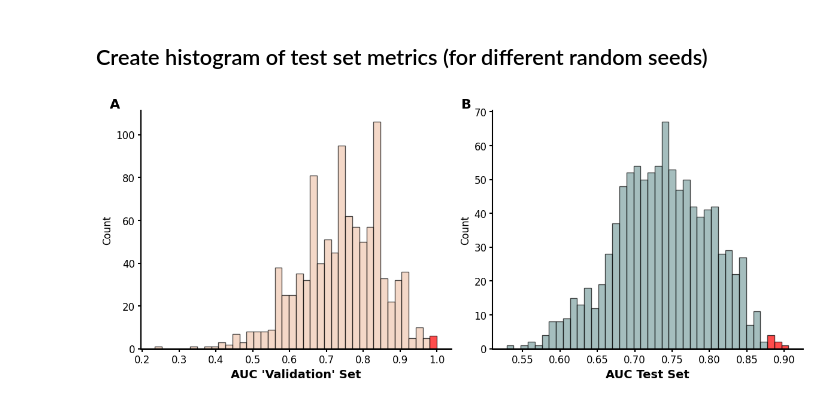
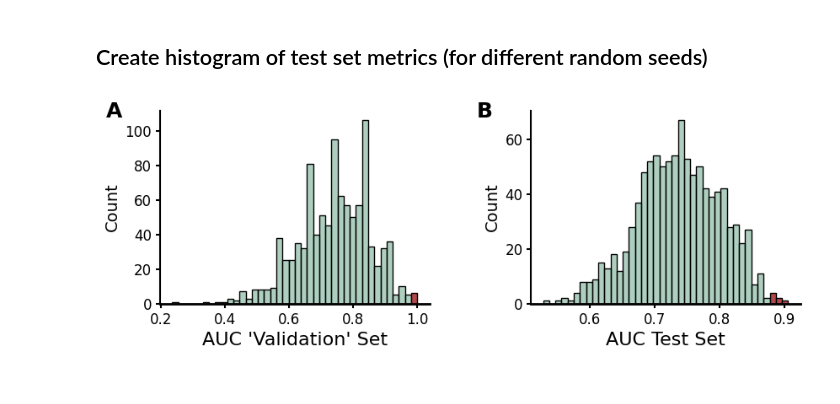
Before and after one commit to olegolt/PAF_reanalysis, a Jupyter notebook: reanalysis.ipynb, the cells around one changed output. Saved outputs shown, nothing was run; the diff lists cells and outputs as text; code cells hidden in the pictures.

Commit message:
adjust colors to JAMA

```diff
--- a/reanalysis.ipynb
+++ b/reanalysis.ipynb
@@ -292,46 +292,50 @@ logreg_test_df = results_df[(results_df["Model"] == "LogisticRegression") & (res
 val_df = pd.read_csv(os.path.join(basepath, "results/val_set_AUC.csv"))
 
 # Set up the figure with new size (set aspect ratio to be equal for both subplots)
-fig, axes = plt.subplots(1, 2, figsize=(12, 5), gridspec_kw={'width_ratios': [1, 1]})
+fig, axes = plt.subplots(1, 2, figsize=(10, 4), gridspec_kw={'width_ratios': [1, 1]})
 
 # Define colors
-base_colors = ["#f0c8b1","#7fa3a3"]
-highlight_color = "red"
+base_colors = ["#79AF9799", "#79AF9799"]
+highlight_color = "#B2474BFF"
 
 # Set font globally
-plt.rcParams.update({"font.family": "DejaVu Sans"})
+plt.rcParams.update({"font.family": "DejaVu Sans", "font.size": 14})
 
 # Function to create a histogram with a custom cut-off for highlighting
 def plot_histogram(ax, data, xlabel, base_color, highlight_color, cutoff, label):
     # Compute histogram data
-    counts, bins, patches = ax.hist(data, bins=40, color=base_color, edgecolor="black", alpha=0.7)
+    counts, bins, patches = ax.hist(data, bins=40, color=base_color, edgecolor="black")
 
     # Ensure that the last bin also gets highlighted if it contains values above the cutoff
     for bar, left_edge, right_edge in zip(patches, bins[:-1], bins[1:]):
         if right_edge > cutoff:  # Highlight bins where the **right edge** exceeds cutoff
             bar.set_facecolor(highlight_color)
 
+
     # Formatting
-    ax.set_xlabel(xlabel, fontsize=14, fontweight="bold")
-    ax.set_ylabel("Count", fontsize=12, fontweight="normal")
+    ax.set_xlabel(xlabel, fontsize=16, fontweight="normal")
+    ax.set_ylabel("Count", fontsize=14, fontweight="normal")
     ax.spines["top"].set_visible(False)
     ax.spines["right"].set_visible(False)
     ax.spines["left"].set_linewidth(1.5)  # Normal thickness
     ax.spines["bottom"].set_linewidth(2)  # Thicker x-axis
     ax.tick_params(axis="both", labelsize=12, width=1.5)
 
     # Add label ("A" or "B") in bold at the top-left, outside the plot area
-    ax.text(-0.1, 1.05, label, transform=ax.transAxes, fontsize=16, fontweight='bold', va='top', ha='left')
+    ax.text(-0.2, 1.05, label, transform=ax.transAxes, fontsize=18, fontweight='bold', va='top', ha='left')
 
 # Plot Validation Set AUC histogram (cut-off 0.99)
 plot_histogram(axes[0], val_df["AUC"], "AUC 'Validation' Set", base_colors[0], highlight_color, 0.99, "A")
 
 # Plot Test Set AUC histogram (cut-off 0.88)
 plot_histogram(axes[1], logreg_test_df["AUC"], "AUC Test Set", base_colors[1], highlight_color, 0.88, "B")
 
+# Adjust layout to prevent overlap and make it publication-ready
+plt.tight_layout(pad=3.0)
+plt.subplots_adjust(top=0.85, left=0.12, right=0.88)  # Adjust spacing for better presentation
+
 # Save figure
-plt.tight_layout()
-plt.savefig(os.path.join(basepath, "figures/Metrics_testset_histogram.svg"), format="svg", dpi=300)
+plt.savefig(os.path.join(basepath, "figures/Metrics_testset_histogram_with_cutoff.svg"), format="svg", dpi=300)
 plt.show()
 # %% [output]
-[figure, old version]
+[figure, new version]
```
Also changed, not shown: 2 other files.
